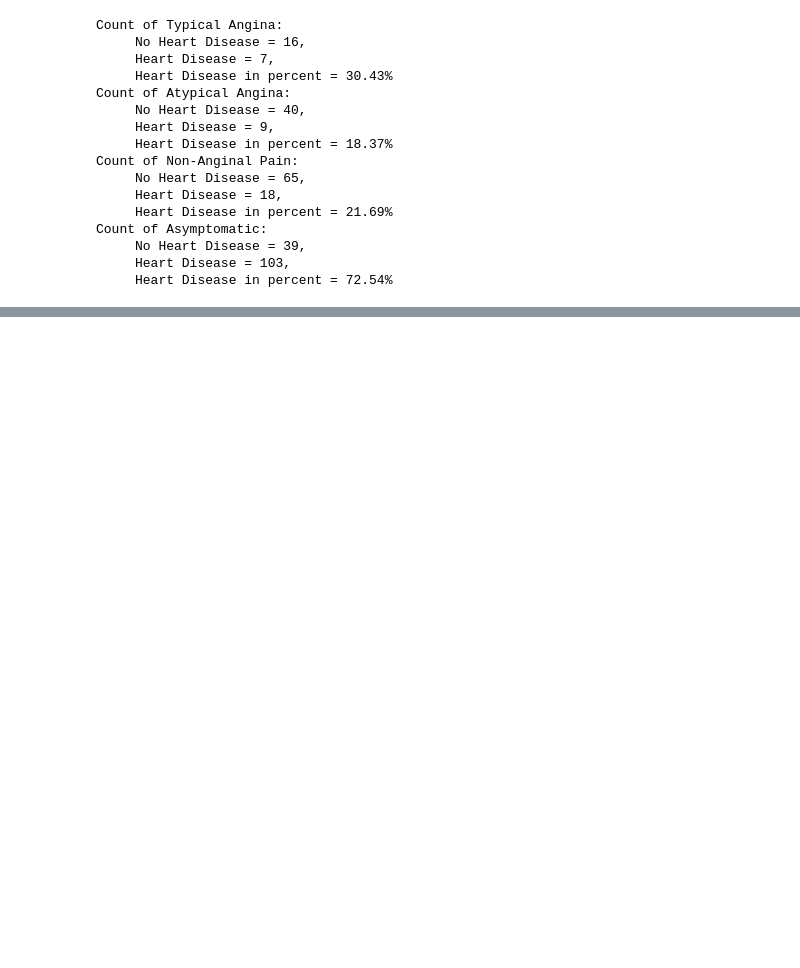
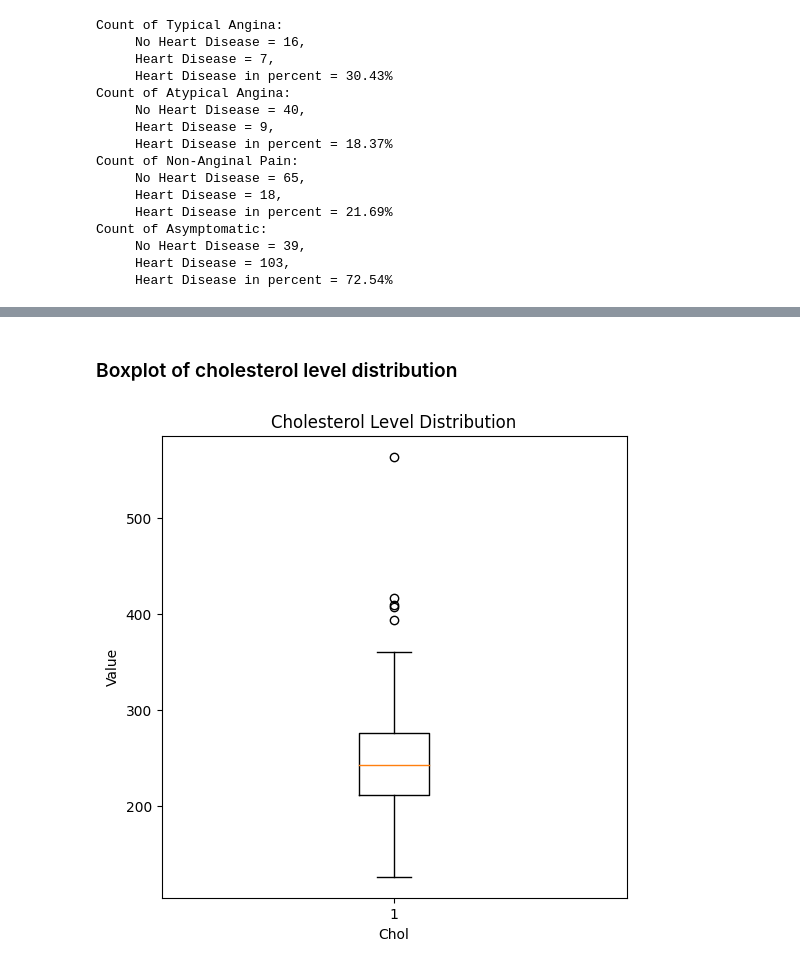
Before and after one commit to MrDomian/Heart-Disease-Risk-Prediction, a Jupyter notebook: Data analysis.ipynb, the cells around one changed output, grey strips where cells are left out. Saved outputs shown, nothing was run; the diff lists cells and outputs as text; code cells hidden in the pictures; blank space fills up the shorter version.

```diff
--- a/Data analysis.ipynb
+++ b/Data analysis.ipynb
@@ -210,0 +231,11 @@ Count of Asymptomatic:
+# %% [markdown]
+### Boxplot of cholesterol level distribution
+# %%
+plt.figure(figsize=(6, 6))
+plt.boxplot(data['chol'])
+plt.xlabel('Chol')
+plt.ylabel('Value')
+plt.title('Cholesterol Level Distribution')
+plt.show()
+# %% [output]
+[figure, added]
```
Also changed, not shown: parts of 15 cells of this notebook.
